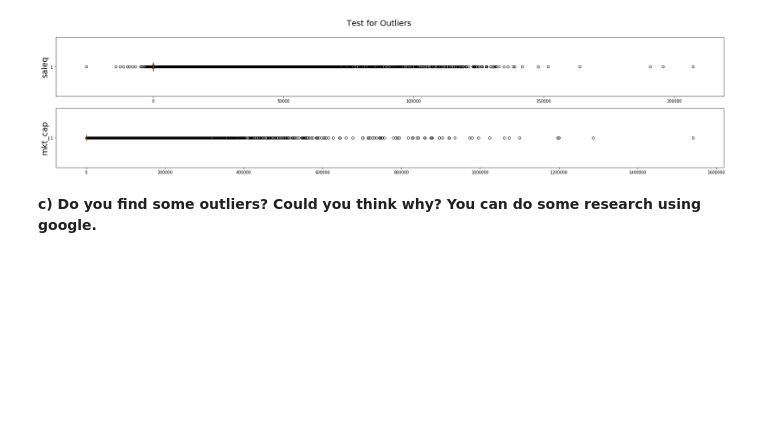
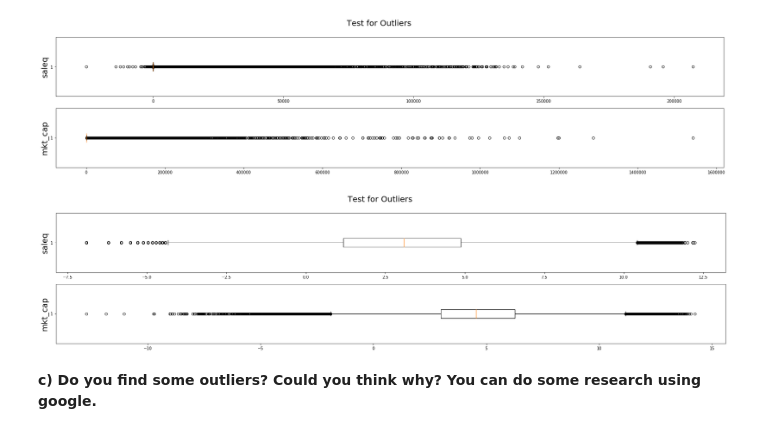
Before and after one commit to ChristopherLiu618/baruch-mfe-python-summer, a Jupyter notebook: hw4.ipynb, the cells around one changed output. Cells and saved outputs as stored; diff of their text form; code cells hidden in the pictures; blank space fills up the shorter version.

```diff
--- a/hw4.ipynb
+++ b/hw4.ipynb
@@ -128,6 +128,21 @@ plt.ylabel("mkt_cap", fontsize=20)
 plt.show()
 # %% [output]
 [figure]
+# %%
+# Log outliers.
+# We do logarithmic form because the distribution is heavily long-tailed, and financial data are usually distributed log-normally.
+# Note that there are many negative saleq values, which would be dropped during computing log.
+fig = plt.figure(figsize =(30,6))
+fig.suptitle("Test for Outliers", fontsize=20)
+plt.subplot(211)
+plt.boxplot(np.log(stat["saleq"]).dropna(), sym="o", vert=False)
+plt.ylabel("saleq", fontsize=20)
+plt.subplot(212)
+plt.boxplot(np.log(stat["mkt_cap"]).dropna(), sym="o", vert=False)
+plt.ylabel("mkt_cap", fontsize=20)
+plt.show()
+# %% [output]
+[figure, added]
 # %% [markdown]
 __c) Do you find some outliers? Could you think why? You can do some research using google.__
 # %% [markdown]
```
Also changed, not shown: parts of 1 cell of this notebook.
